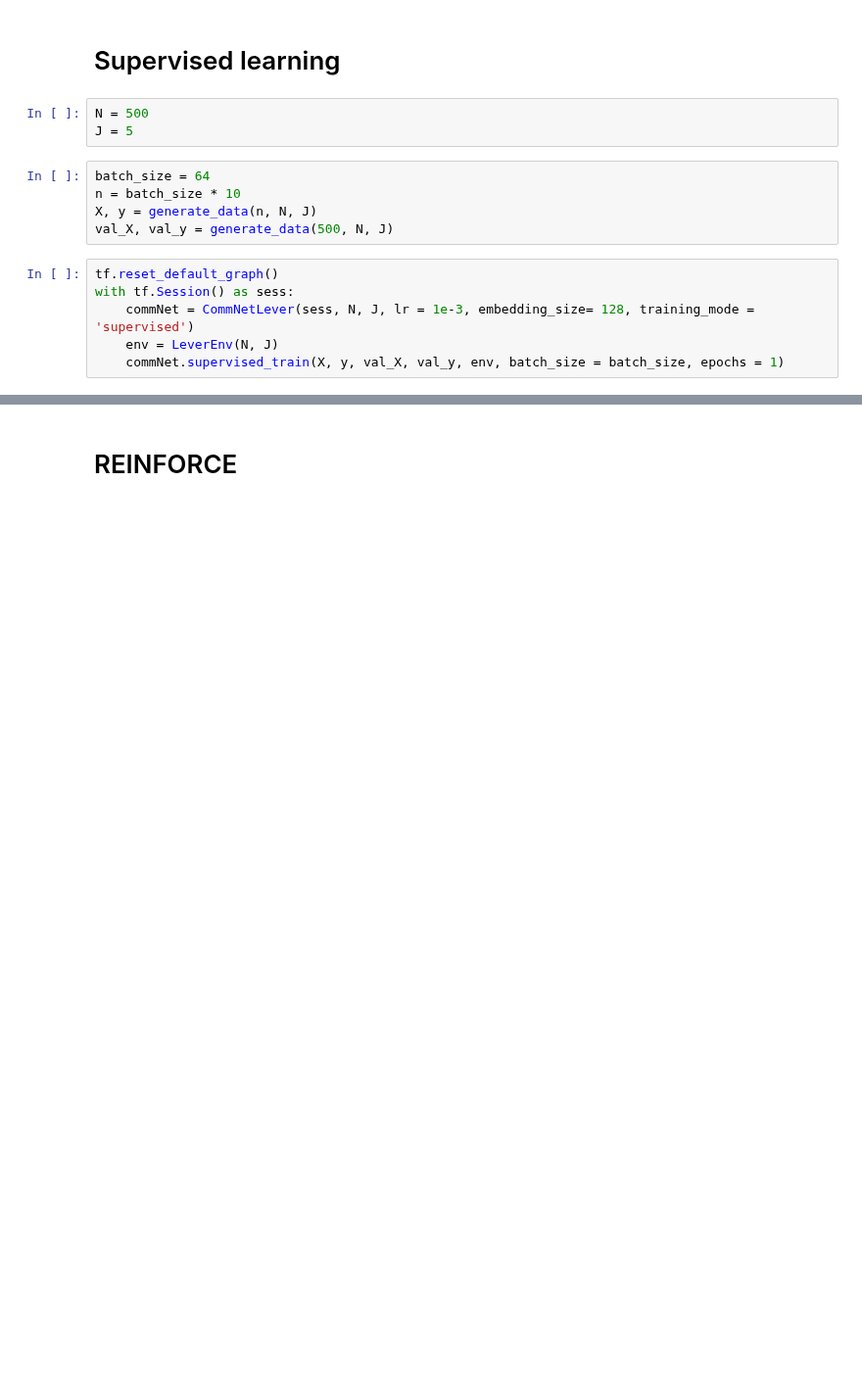
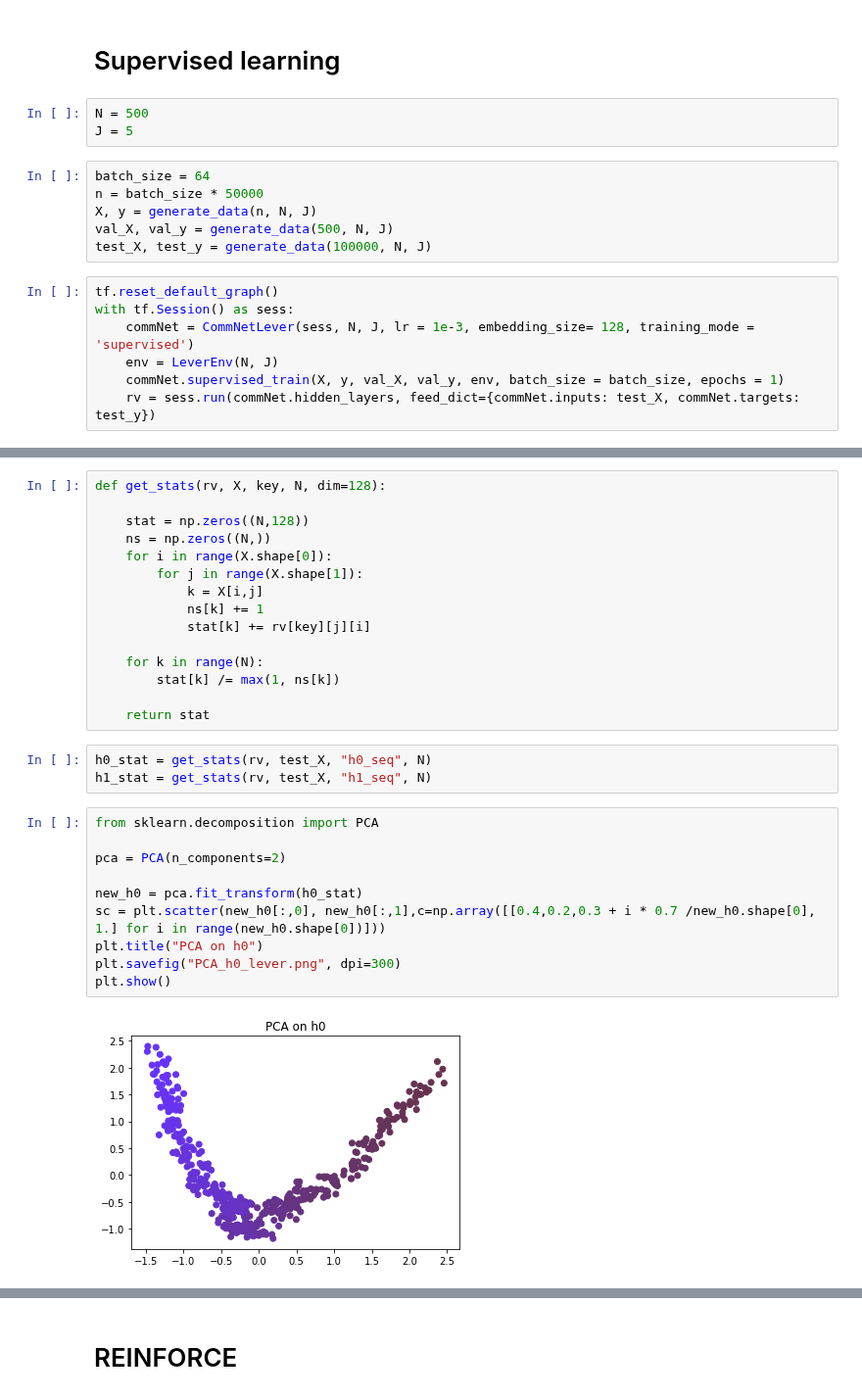
Before and after one commit to felixgaschi/learning-multiagent-communication, a Jupyter notebook: CommNet.ipynb, the cells around one changed output, grey strips where cells are left out. Shown at 98% size. Saved outputs shown, nothing was run; the diff lists cells and outputs as text; blank space fills up the shorter version.

Commit message:
Added PCA for hidden layers

```diff
--- a/CommNet.ipynb
+++ b/CommNet.ipynb
@@ -402,13 +402,15 @@ N = 500
 J = 5
 # %%
 batch_size = 64
-n = batch_size * 10
+n = batch_size * 50000
 X, y = generate_data(n, N, J)
 val_X, val_y = generate_data(500, N, J)
+test_X, test_y = generate_data(100000, N, J)
 # %%
 tf.reset_default_graph()
 with tf.Session() as sess:
     commNet = CommNetLever(sess, N, J, lr = 1e-3, embedding_size= 128, training_mode = 'supervised')
     env = LeverEnv(N, J)
     commNet.supervised_train(X, y, val_X, val_y, env, batch_size = batch_size, epochs = 1)
+    rv = sess.run(commNet.hidden_layers, feed_dict={commNet.inputs: test_X, commNet.targets: test_y})
 # %% [output]
@@ -422,0 +423,30 @@ val reward = 0.665200
+# %%
+def get_stats(rv, X, key, N, dim=128):
+
+    stat = np.zeros((N,128))
+    ns = np.zeros((N,))
+    for i in range(X.shape[0]):
+        for j in range(X.shape[1]):
+            k = X[i,j]
+            ns[k] += 1
+            stat[k] += rv[key][j][i]
+
+    for k in range(N):
+        stat[k] /= max(1, ns[k])
+
+    return stat
+# %%
+h0_stat = get_stats(rv, test_X, "h0_seq", N)
+h1_stat = get_stats(rv, test_X, "h1_seq", N)
+# %%
+from sklearn.decomposition import PCA
+
+pca = PCA(n_components=2)
+
+new_h0 = pca.fit_transform(h0_stat)
+sc = plt.scatter(new_h0[:,0], new_h0[:,1],c=np.array([[0.4,0.2,0.3 + i * 0.7 /new_h0.shape[0], 1.] for i in range(new_h0.shape[0])]))
+plt.title("PCA on h0")
+plt.savefig("PCA_h0_lever.png", dpi=300)
+plt.show()
+# %% [output]
+[figure, added]
```
Also changed, not shown: parts of 3 cells of this notebook.
